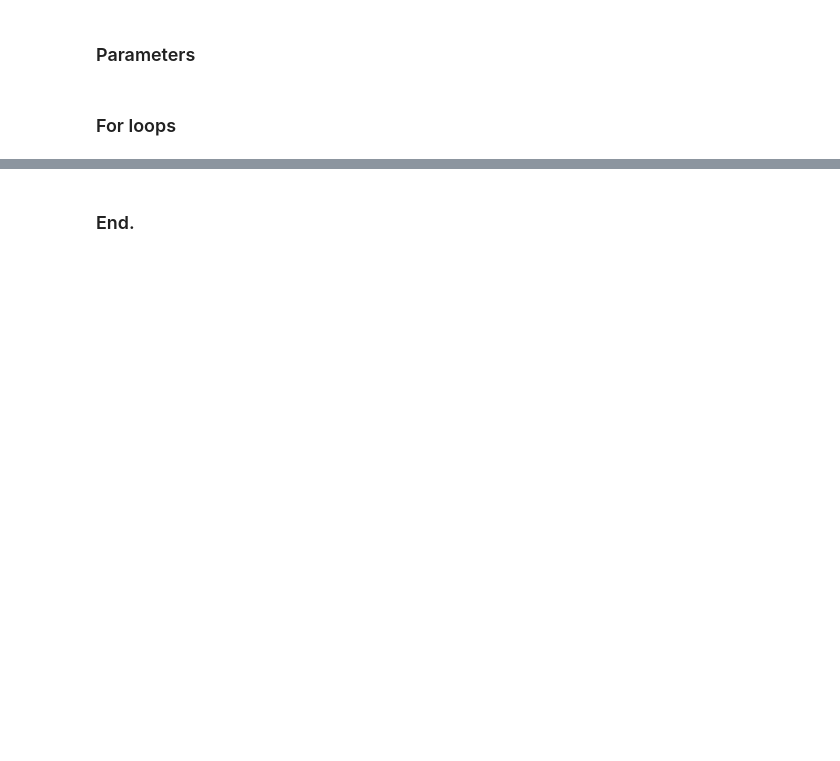
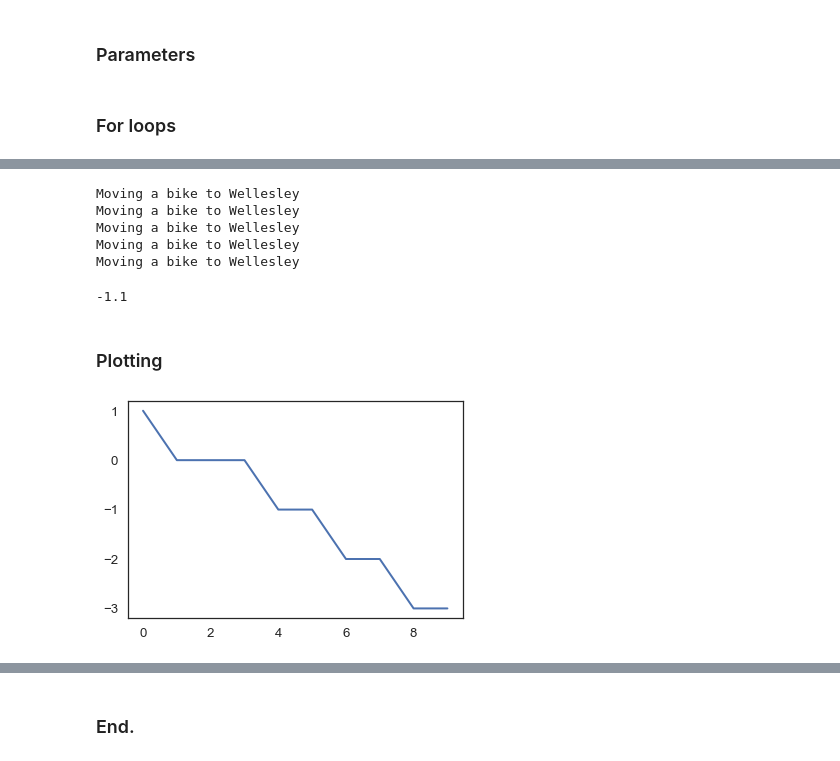
Before and after one commit to caiquemiranda/modeling-simulation-python, a Jupyter notebook: 02-Bike_share.ipynb, the cells around one changed output, grey strips where cells are left out. Saved outputs shown, nothing was run; the diff lists cells and outputs as text; code cells hidden in the pictures; blank space fills up the shorter version.

Commit message:
TimeSeries

```diff
--- a/02-Bike_share.ipynb
+++ b/02-Bike_share.ipynb
@@ -130,3 +140,6 @@ if flip(p2):
     bike_to_olin()
 # %% [markdown]
 ### For loops
+# %%
+for i in range(4):
+    bike_to_wellesley()
@@ -132,0 +155,20 @@ if flip(p2):
+# %%
+results = TimeSeries()
+# %%
+results[0] = bikeshare.olin
+# %%
+for i in range(10):
+    step(0.3, 0.2)
+    results[i] = bikeshare.olin
+# %% [output]
+Moving a bike to Wellesley
+Moving a bike to Wellesley
+Moving a bike to Wellesley
+Moving a bike to Wellesley
+Moving a bike to Wellesley
+# %%
+results.mean()
+# %% [output]
+-1.1
+# %% [markdown]
+### Plotting
@@ -132,0 +177,4 @@ if flip(p2):
+# %%
+plot(results);
+# %% [output]
+[figure, added]
```
Also changed, not shown: parts of 13 cells of this notebook.
